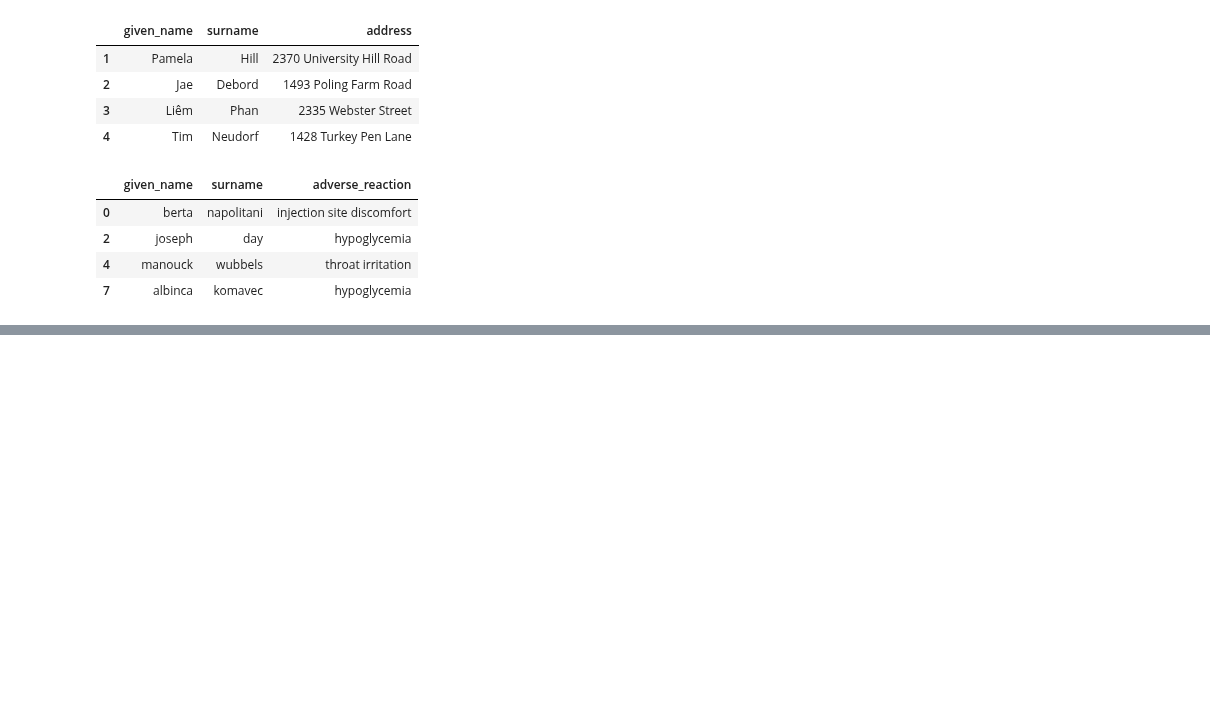
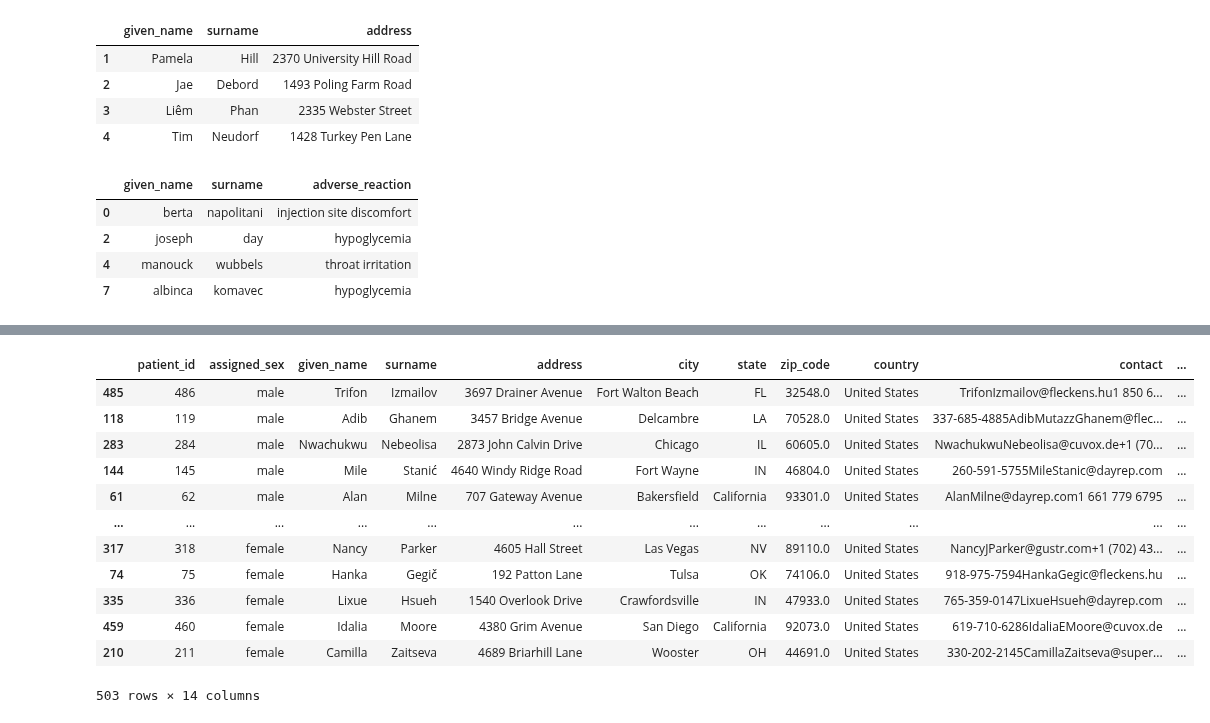
Before and after one commit to jumbamark/data_analysis, a Jupyter notebook: 3-data_wrangling/2-assessing/assessing_data.ipynb, the cells around one changed output, grey strips where cells are left out. Drawn from its saved outputs; the diff is of its cells as text; code cells hidden in the pictures; blank space fills up the shorter version.

```diff
--- a/3-data_wrangling/2-assessing/assessing_data.ipynb
+++ b/3-data_wrangling/2-assessing/assessing_data.ipynb
@@ -423,0 +627,17 @@ display(adverse_reactions.iloc[[0, 2, 4, 7]])
+# %%
+# sort values on the weight columns of the patients table
+patients.sort_values(by=['weight'], ascending=False)
+# %% [output]
+|  | patient_id | assigned_sex | given_name | surname | address | city | state | zip_code | country | contact | ... |
+| 485 | 486 | male | Trifon | Izmailov | 3697 Drainer Avenue | Fort Walton Beach | FL | 32548.0 | United States | TrifonIzmailov@fleckens.hu1 850 6... | ... |
+| 118 | 119 | male | Adib | Ghanem | 3457 Bridge Avenue | Delcambre | LA | 70528.0 | United States | 337-685-4885AdibMutazzGhanem@flec... | ... |
+| 283 | 284 | male | Nwachukwu | Nebeolisa | 2873 John Calvin Drive | Chicago | IL | 60605.0 | United States | NwachukwuNebeolisa@cuvox.de+1 (70... | ... |
+| 144 | 145 | male | Mile | Stanić | 4640 Windy Ridge Road | Fort Wayne | IN | 46804.0 | United States | 260-591-5755MileStanic@dayrep.com | ... |
+| 61 | 62 | male | Alan | Milne | 707 Gateway Avenue | Bakersfield | California | 93301.0 | United States | AlanMilne@dayrep.com1 661 779 6795 | ... |
+| ... | ... | ... | ... | ... | ... | ... | ... | ... | ... | ... | ... |
+| 317 | 318 | female | Nancy | Parker | 4605 Hall Street | Las Vegas | NV | 89110.0 | United States | NancyJParker@gustr.com+1 (702) 43... | ... |
+| 74 | 75 | female | Hanka | Gegič | 192 Patton Lane | Tulsa | OK | 74106.0 | United States | 918-975-7594HankaGegic@fleckens.hu | ... |
+| 335 | 336 | female | Lixue | Hsueh | 1540 Overlook Drive | Crawfordsville | IN | 47933.0 | United States | 765-359-0147LixueHsueh@dayrep.com | ... |
+| 459 | 460 | female | Idalia | Moore | 4380 Grim Avenue | San Diego | California | 92073.0 | United States | 619-710-6286IdaliaEMoore@cuvox.de | ... |
+| 210 | 211 | female | Camilla | Zaitseva | 4689 Briarhill Lane | Wooster | OH | 44691.0 | United States | 330-202-2145CamillaZaitseva@super... | ... |
+503 rows × 14 columns
```
Also changed, not shown: parts of 22 cells of this notebook.
